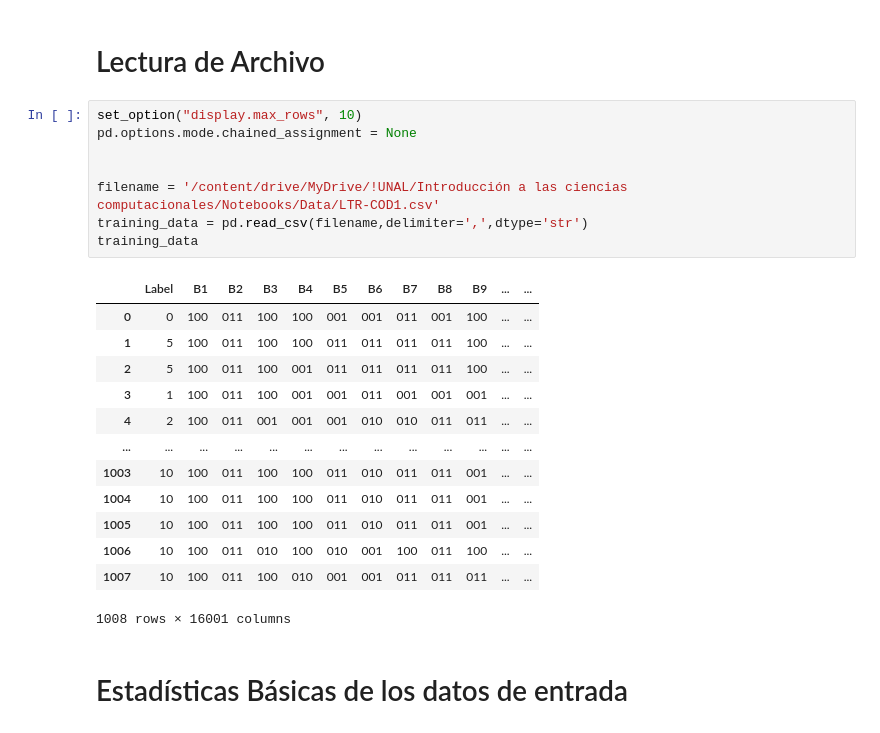
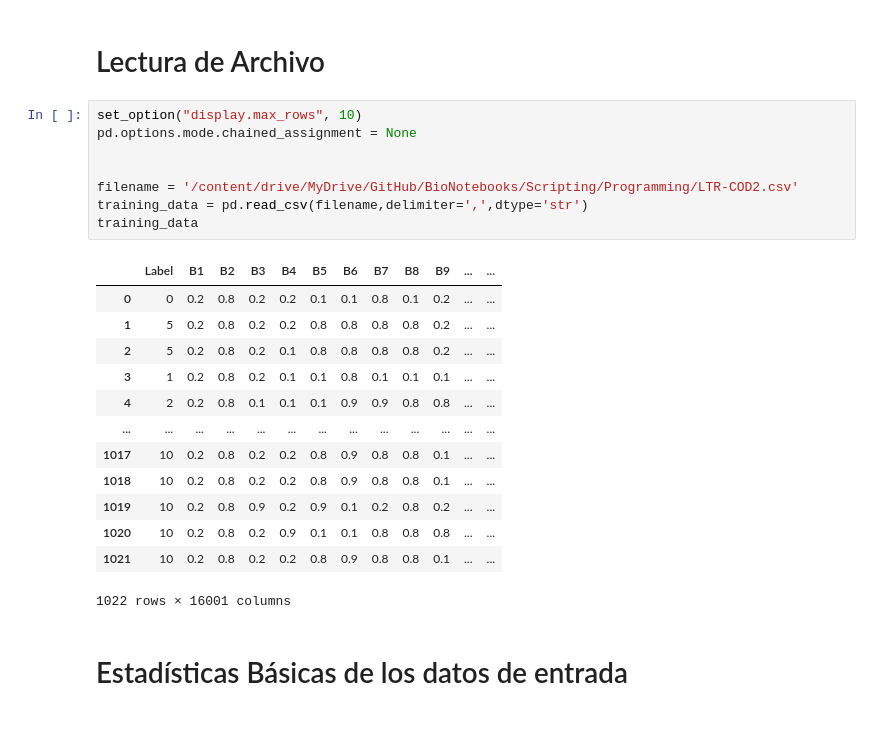
Before and after one commit to JancoDeveloper/BioNotebooks, a Jupyter notebook: Scripting/Programming/Clase_3_Bioinformatics_Machine_Learning.ipynb, the cells around one changed output. Drawn from its saved outputs; the diff is of its cells as text.

```diff
--- a/Scripting/Programming/Clase_3_Bioinformatics_Machine_Learning.ipynb
+++ b/Scripting/Programming/Clase_3_Bioinformatics_Machine_Learning.ipynb
@@ -42,25 +42,25 @@ Drive already mounted at /content/drive; to attempt to forcibly remount, call dr
 # %%
 set_option("display.max_rows", 10)
 pd.options.mode.chained_assignment = None
 
 
-filename = '/content/drive/MyDrive/!UNAL/Introducción a las ciencias computacionales/Notebooks/Data/LTR-COD1.csv'
+filename = '/content/drive/MyDrive/GitHub/BioNotebooks/Scripting/Programming/LTR-COD2.csv'
 training_data = pd.read_csv(filename,delimiter=',',dtype='str')
 training_data
 # %% [output]
 |  | Label | B1 | B2 | B3 | B4 | B5 | B6 | B7 | B8 | B9 | ... | ... |
-| 0 | 0 | 100 | 011 | 100 | 100 | 001 | 001 | 011 | 001 | 100 | ... | ... |
-| 1 | 5 | 100 | 011 | 100 | 100 | 011 | 011 | 011 | 011 | 100 | ... | ... |
-| 2 | 5 | 100 | 011 | 100 | 001 | 011 | 011 | 011 | 011 | 100 | ... | ... |
-| 3 | 1 | 100 | 011 | 100 | 001 | 001 | 011 | 001 | 001 | 001 | ... | ... |
-| 4 | 2 | 100 | 011 | 001 | 001 | 001 | 010 | 010 | 011 | 011 | ... | ... |
+| 0 | 0 | 0.2 | 0.8 | 0.2 | 0.2 | 0.1 | 0.1 | 0.8 | 0.1 | 0.2 | ... | ... |
+| 1 | 5 | 0.2 | 0.8 | 0.2 | 0.2 | 0.8 | 0.8 | 0.8 | 0.8 | 0.2 | ... | ... |
+| 2 | 5 | 0.2 | 0.8 | 0.2 | 0.1 | 0.8 | 0.8 | 0.8 | 0.8 | 0.2 | ... | ... |
+| 3 | 1 | 0.2 | 0.8 | 0.2 | 0.1 | 0.1 | 0.8 | 0.1 | 0.1 | 0.1 | ... | ... |
+| 4 | 2 | 0.2 | 0.8 | 0.1 | 0.1 | 0.1 | 0.9 | 0.9 | 0.8 | 0.8 | ... | ... |
 | ... | ... | ... | ... | ... | ... | ... | ... | ... | ... | ... | ... | ... |
-| 1003 | 10 | 100 | 011 | 100 | 100 | 011 | 010 | 011 | 011 | 001 | ... | ... |
-| 1004 | 10 | 100 | 011 | 100 | 100 | 011 | 010 | 011 | 011 | 001 | ... | ... |
-| 1005 | 10 | 100 | 011 | 100 | 100 | 011 | 010 | 011 | 011 | 001 | ... | ... |
-| 1006 | 10 | 100 | 011 | 010 | 100 | 010 | 001 | 100 | 011 | 100 | ... | ... |
-| 1007 | 10 | 100 | 011 | 100 | 010 | 001 | 001 | 011 | 011 | 011 | ... | ... |
+| 1017 | 10 | 0.2 | 0.8 | 0.2 | 0.2 | 0.8 | 0.9 | 0.8 | 0.8 | 0.1 | ... | ... |
+| 1018 | 10 | 0.2 | 0.8 | 0.2 | 0.2 | 0.8 | 0.9 | 0.8 | 0.8 | 0.1 | ... | ... |
+| 1019 | 10 | 0.2 | 0.8 | 0.9 | 0.2 | 0.9 | 0.1 | 0.2 | 0.8 | 0.2 | ... | ... |
+| 1020 | 10 | 0.2 | 0.8 | 0.2 | 0.9 | 0.1 | 0.1 | 0.8 | 0.8 | 0.8 | ... | ... |
+| 1021 | 10 | 0.2 | 0.8 | 0.2 | 0.2 | 0.8 | 0.9 | 0.8 | 0.8 | 0.1 | ... | ... |
-1008 rows × 16001 columns
+1022 rows × 16001 columns
 # %% [markdown]
 # Estadísticas Básicas de los datos de entrada
 # %%
```
Also changed, not shown: parts of 17 cells of this notebook, 1 other file.
